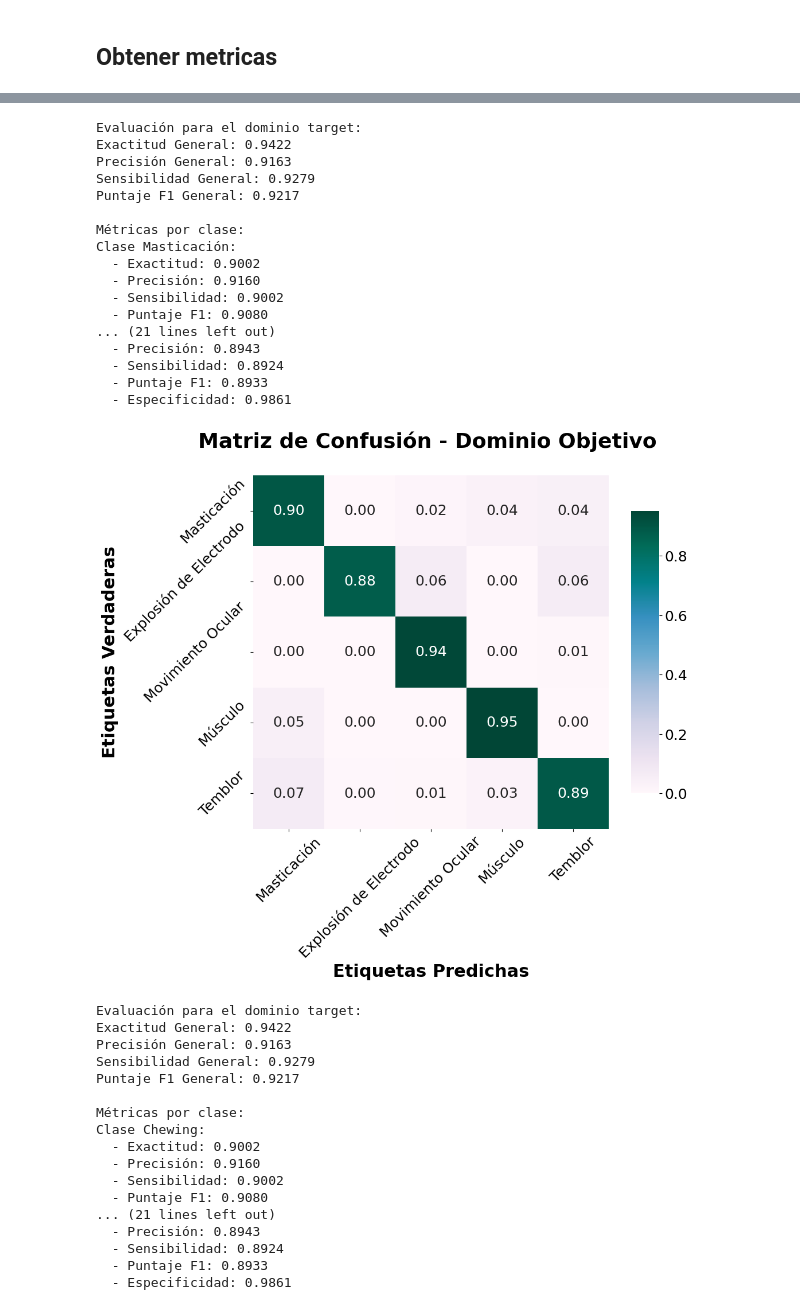
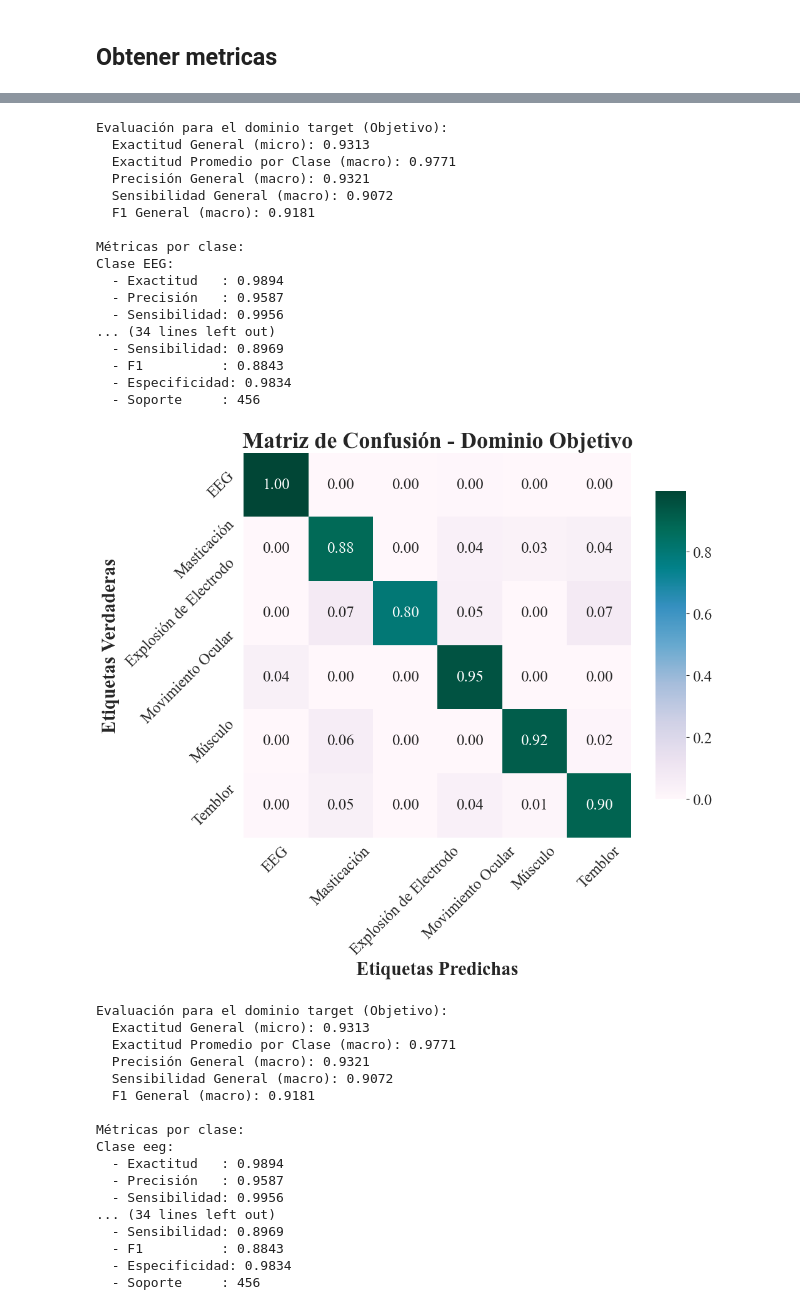
Before and after one commit to iemmanuelvm/segundo-semestre-dccd, a Jupyter notebook: 02_Training_testing_with_stft.ipynb, the cells around one changed output, grey strips where cells are left out. Drawn from its saved outputs; the diff is of its cells as text; code cells hidden in the pictures.

```diff
--- a/02_Training_testing_with_stft.ipynb
+++ b/02_Training_testing_with_stft.ipynb
@@ -459,7 +457,7 @@ from torch.utils.data import DataLoader, random_split, Dataset
 
 class AlignedEEGDataset(Dataset):
     def __init__(self, dataset_source, dataset_target, n_fft=128, hop_length=64, norm_type="zscore",
-                 apply_specaug_source=True, time_masking_ratio=0.1, freq_masking_ratio=0.1):
+                 apply_specaug_source=False, time_masking_ratio=0.1, freq_masking_ratio=0.1):
         self.dataset_source = dataset_source
         self.dataset_target = dataset_target
         self.min_length = min(len(dataset_source), len(dataset_target))
@@ -533,7 +531,7 @@ class AlignedEEGDataset(Dataset):
 
 
 def get_aligned_dataloaders(dataset_source, dataset_target, batch_size=32, shuffle=True, norm_type="zscore",
-                            apply_specaug_source=True):
+                            apply_specaug_source=False):
     aligned_dataset = AlignedEEGDataset(
         dataset_source, dataset_target, norm_type=norm_type,
         apply_specaug_source=apply_specaug_source
@@ -939,7 +937,7 @@ ResNet2D(
 )
 # %%
 model_target = ResNet2D(ResidualBlock2D, layers=[2, 2, 2, 2], num_classes=6).to(device)
-model_target.load_state_dict(torch.load('best_model_target_stft_da.pt', map_location=device))
+model_target.load_state_dict(torch.load('final_model_stft.pt', map_location=device))
 model_target.to(device)
 model_target.eval()
 # %% [output]
@@ -1165,41 +1145,41 @@ Clase Chewing:
 # %%
 evaluate_domain(model_target, test_loader, class_names, device, domain='target', language='es')
 evaluate_domain(model_target, test_loader, class_names, device, domain='target', language='en')
-evaluate_domain(model_target, train_loader, class_names, device, domain='target', language='es')
-evaluate_domain(model_target, train_loader, class_names, device, domain='target', language='en')
+#evaluate_domain(model_target, train_loader, class_names, device, domain='target', language='es')
+#evaluate_domain(model_target, train_loader, class_names, device, domain='target', language='en')
 # %% [output]
-Evaluación para el dominio target:
-Exactitud General: 0.9422
-Precisión General: 0.9163
-Sensibilidad General: 0.9279
-Puntaje F1 General: 0.9217
+Evaluación para el dominio target (Objetivo):
+  Exactitud General (micro): 0.9313
+  Exactitud Promedio por Clase (macro): 0.9771
+  Precisión General (macro): 0.9321
+  Sensibilidad General (macro): 0.9072
+  F1 General (macro): 0.9181
 
 Métricas por clase:
-Clase Masticación:
-  - Exactitud: 0.9002
-  - Precisión: 0.9160
-  - Sensibilidad: 0.9002
-  - Puntaje F1: 0.9080
-... (21 lines left out)
-  - Precisión: 0.8943
-  - Sensibilidad: 0.8924
-  - Puntaje F1: 0.8933
-  - Especificidad: 0.9861
+Clase EEG:
+  - Exactitud   : 0.9894
+  - Precisión   : 0.9587
+  - Sensibilidad: 0.9956
+... (34 lines left out)
+  - Sensibilidad: 0.8969
+  - F1          : 0.8843
+  - Especificidad: 0.9834
+  - Soporte     : 456
-[figure, old version]
+[figure, new version]
-Evaluación para el dominio target:
-Exactitud General: 0.9422
-Precisión General: 0.9163
-Sensibilidad General: 0.9279
-Puntaje F1 General: 0.9217
+Evaluación para el dominio target (Objetivo):
+  Exactitud General (micro): 0.9313
+  Exactitud Promedio por Clase (macro): 0.9771
+  Precisión General (macro): 0.9321
+  Sensibilidad General (macro): 0.9072
+  F1 General (macro): 0.9181
 
 Métricas por clase:
-Clase Chewing:
-  - Exactitud: 0.9002
-  - Precisión: 0.9160
-  - Sensibilidad: 0.9002
-  - Puntaje F1: 0.9080
-... (21 lines left out)
-  - Precisión: 0.8943
-  - Sensibilidad: 0.8924
-  - Puntaje F1: 0.8933
-  - Especificidad: 0.9861
+Clase eeg:
+  - Exactitud   : 0.9894
+  - Precisión   : 0.9587
+  - Sensibilidad: 0.9956
+... (34 lines left out)
+  - Sensibilidad: 0.8969
+  - F1          : 0.8843
+  - Especificidad: 0.9834
+  - Soporte     : 456
```
Also changed, not shown: parts of 14 cells of this notebook, 7 other files.
